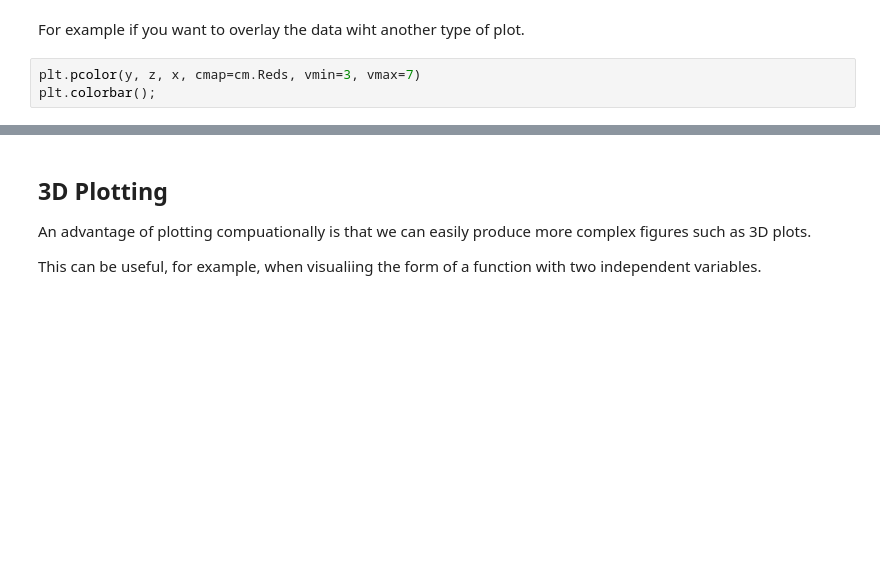
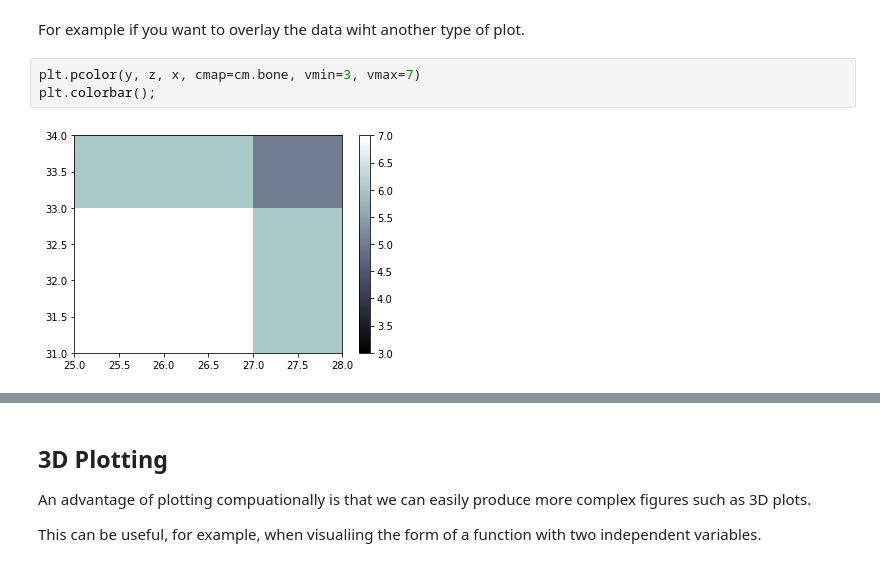
Before and after one commit to michaelnicht/python-class, a Jupyter notebook: 8_Plotting.ipynb, the cells around one changed output, grey strips where cells are left out. Cells and saved outputs as stored; diff of their text form; blank space fills up the shorter version.

```diff
--- a/8_Plotting.ipynb
+++ b/8_Plotting.ipynb
@@ -626,6 +640,8 @@ z = range(31, 35)
 # %% [markdown]
 For example if you want to overlay the data wiht another type of plot.
 # %%
-plt.pcolor(y, z, x, cmap=cm.Reds, vmin=3, vmax=7)
+plt.pcolor(y, z, x, cmap=cm.bone, vmin=3, vmax=7)
 plt.colorbar();
+# %% [output]
+[figure, added]
 # %%
```
Also changed, not shown: parts of 12 cells of this notebook, 11 other files.
